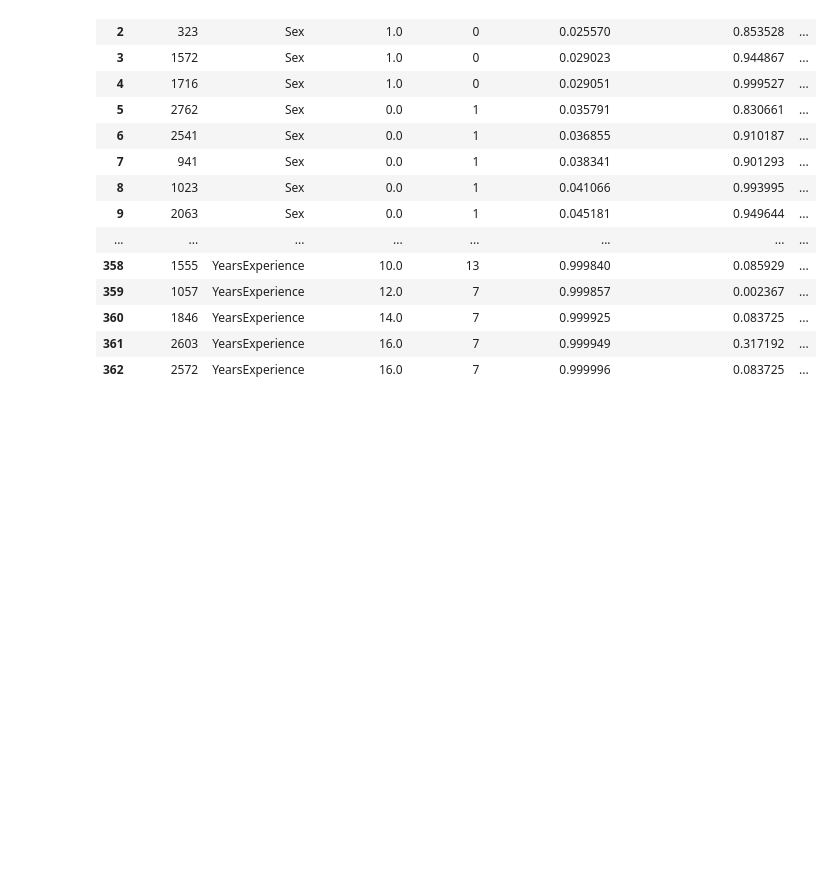
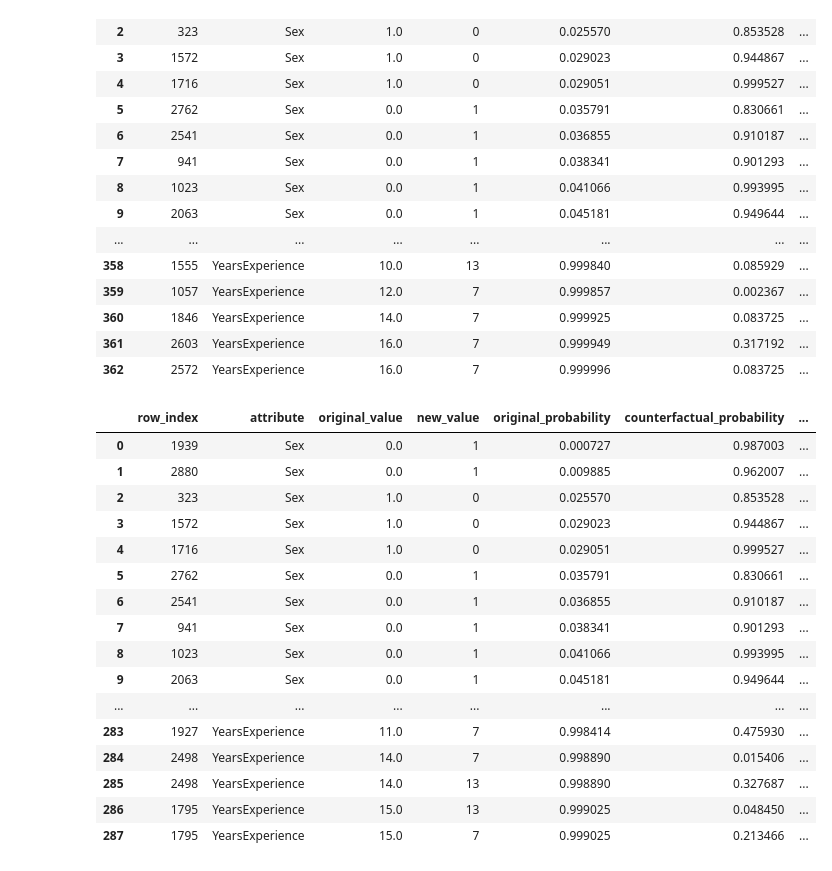
Before and after one commit to markuskuehnle/bias-fairness-mvp, a Jupyter notebook: notebooks/11_counterfactual_calculation.ipynb, the cells around one changed output. Saved outputs shown, nothing was run; the diff lists cells and outputs as text; code cells hidden in the pictures; blank space fills up the shorter version.

Commit message:
[Feature] Add table highlighting rows with multiple attribute impacts for MVP candidate selection

```diff
--- a/notebooks/11_counterfactual_calculation.ipynb
+++ b/notebooks/11_counterfactual_calculation.ipynb
@@ -475,3 +475,34 @@ candidates_df
 | 360 | 1846 | YearsExperience | 14.0 | 7 | 0.999925 | 0.083725 | ... |
 | 361 | 2603 | YearsExperience | 16.0 | 7 | 0.999949 | 0.317192 | ... |
 | 362 | 2572 | YearsExperience | 16.0 | 7 | 0.999996 | 0.083725 | ... |
+# %%
+# Group by 'row_index' and count occurrences
+duplicate_candidates = candidates_df.groupby("row_index").size()
+
+# Filter for row indices that appear more than once
+duplicate_row_indices = duplicate_candidates[duplicate_candidates > 1].index
+
+# Filter original DataFrame for these row indices and select required columns
+duplicates_df = candidates_df[candidates_df["row_index"].isin(duplicate_row_indices)][
+    ["row_index", "attribute", "original_value", "new_value", "original_probability", "counterfactual_probability", "probability_change"]
+]
+duplicates_df.reset_index(drop=True, inplace=True)
+duplicates_df
+# %% [output]
+|  | row_index | attribute | original_value | new_value | original_probability | counterfactual_probability | ... |
+| 0 | 1939 | Sex | 0.0 | 1 | 0.000727 | 0.987003 | ... |
+| 1 | 2880 | Sex | 0.0 | 1 | 0.009885 | 0.962007 | ... |
+| 2 | 323 | Sex | 1.0 | 0 | 0.025570 | 0.853528 | ... |
+| 3 | 1572 | Sex | 1.0 | 0 | 0.029023 | 0.944867 | ... |
+| 4 | 1716 | Sex | 1.0 | 0 | 0.029051 | 0.999527 | ... |
+| 5 | 2762 | Sex | 0.0 | 1 | 0.035791 | 0.830661 | ... |
+| 6 | 2541 | Sex | 0.0 | 1 | 0.036855 | 0.910187 | ... |
+| 7 | 941 | Sex | 0.0 | 1 | 0.038341 | 0.901293 | ... |
+| 8 | 1023 | Sex | 0.0 | 1 | 0.041066 | 0.993995 | ... |
+| 9 | 2063 | Sex | 0.0 | 1 | 0.045181 | 0.949644 | ... |
+| ... | ... | ... | ... | ... | ... | ... | ... |
+| 283 | 1927 | YearsExperience | 11.0 | 7 | 0.998414 | 0.475930 | ... |
+| 284 | 2498 | YearsExperience | 14.0 | 7 | 0.998890 | 0.015406 | ... |
+| 285 | 2498 | YearsExperience | 14.0 | 13 | 0.998890 | 0.327687 | ... |
+| 286 | 1795 | YearsExperience | 15.0 | 13 | 0.999025 | 0.048450 | ... |
+| 287 | 1795 | YearsExperience | 15.0 | 7 | 0.999025 | 0.213466 | ... |
```
Also changed, not shown: parts of 1 cell of this notebook.
